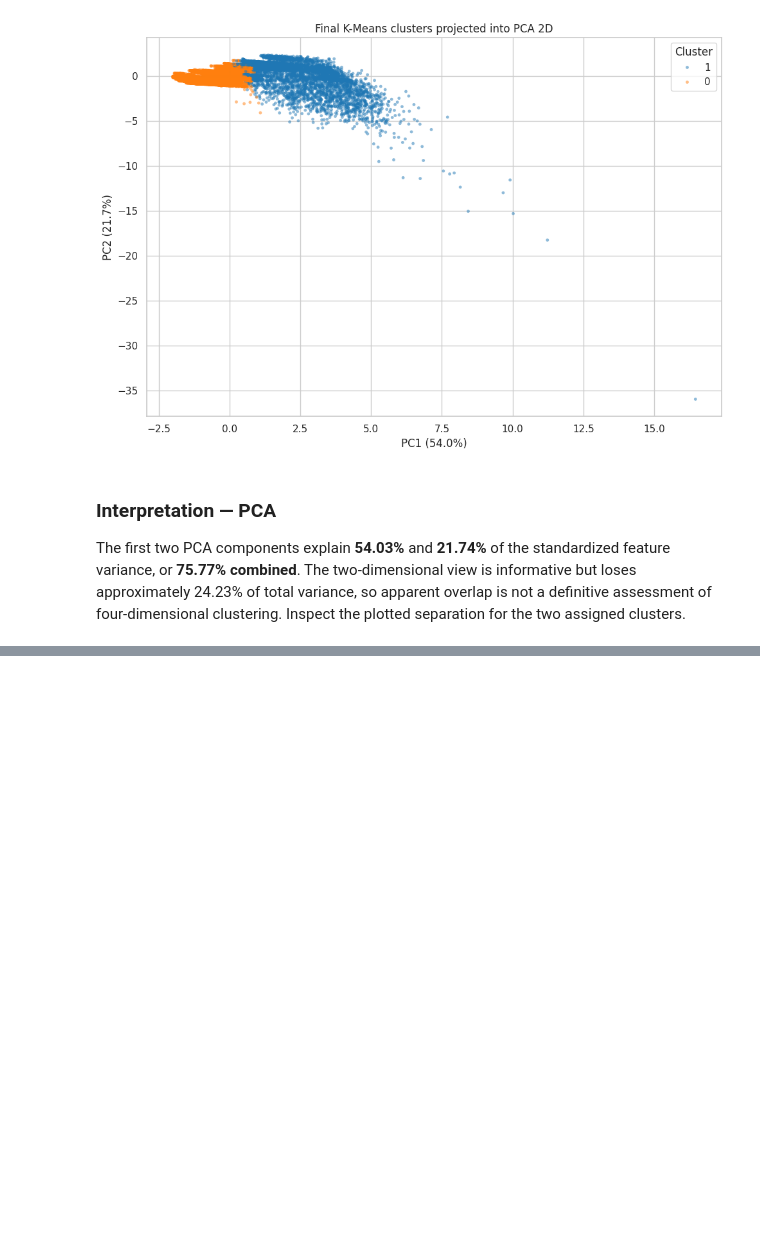
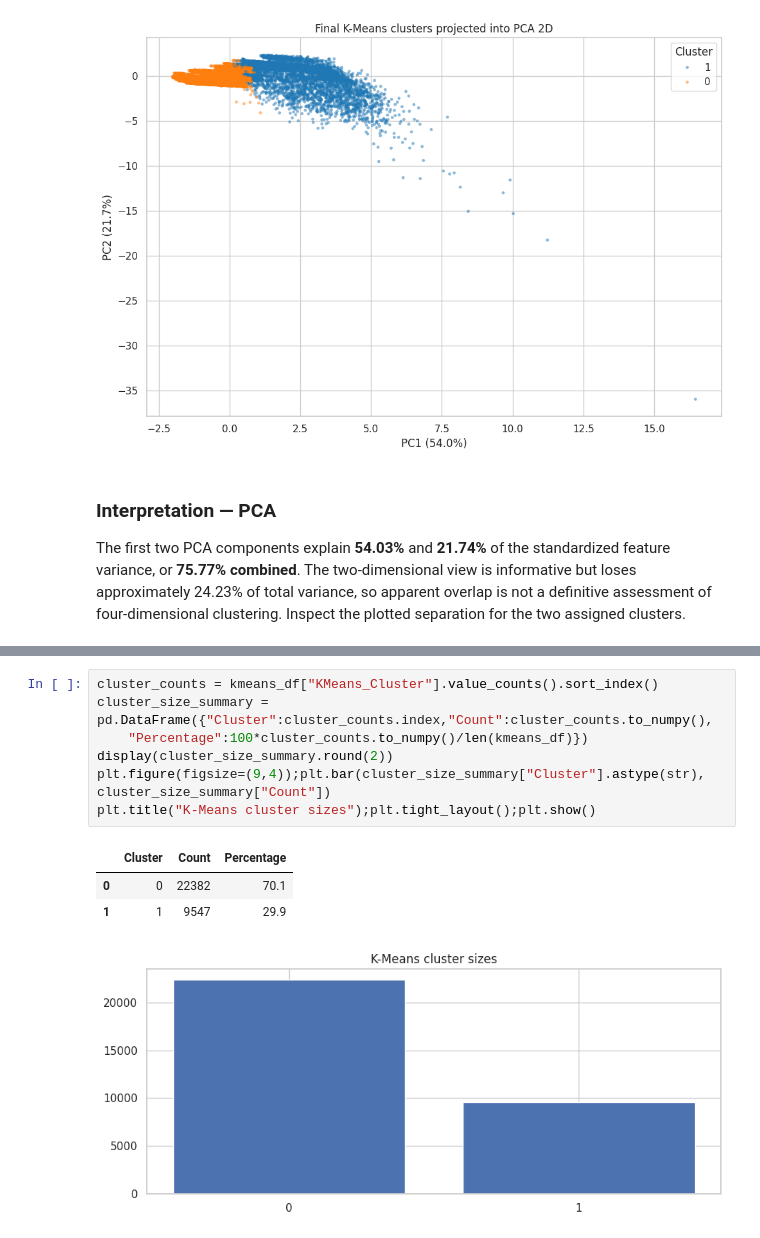
Before and after one commit to manaswiniyoshitha2006-netizen/ML-Evaluation, a Jupyter notebook: notebooks/clustering.ipynb, the cells around one changed output, grey strips where cells are left out. Cells and saved outputs as stored; diff of their text form; blank space fills up the shorter version.

Commit message:
analyze cluster distribution and sizes

```diff
--- a/notebooks/clustering.ipynb
+++ b/notebooks/clustering.ipynb
@@ -1810,0 +1815,12 @@ The first two PCA components explain **54.03%** and **21.74%** of the standardiz
+# %%
+cluster_counts = kmeans_df["KMeans_Cluster"].value_counts().sort_index()
+cluster_size_summary = pd.DataFrame({"Cluster":cluster_counts.index,"Count":cluster_counts.to_numpy(),
+    "Percentage":100*cluster_counts.to_numpy()/len(kmeans_df)})
+display(cluster_size_summary.round(2))
+plt.figure(figsize=(9,4));plt.bar(cluster_size_summary["Cluster"].astype(str), cluster_size_summary["Count"])
+plt.title("K-Means cluster sizes");plt.tight_layout();plt.show()
+# %% [output]
+|  | Cluster | Count | Percentage |
+| 0 | 0 | 22382 | 70.1 |
+| 1 | 1 | 9547 | 29.9 |
+[figure, added]
```
Also changed, not shown: parts of 2 cells of this notebook.
